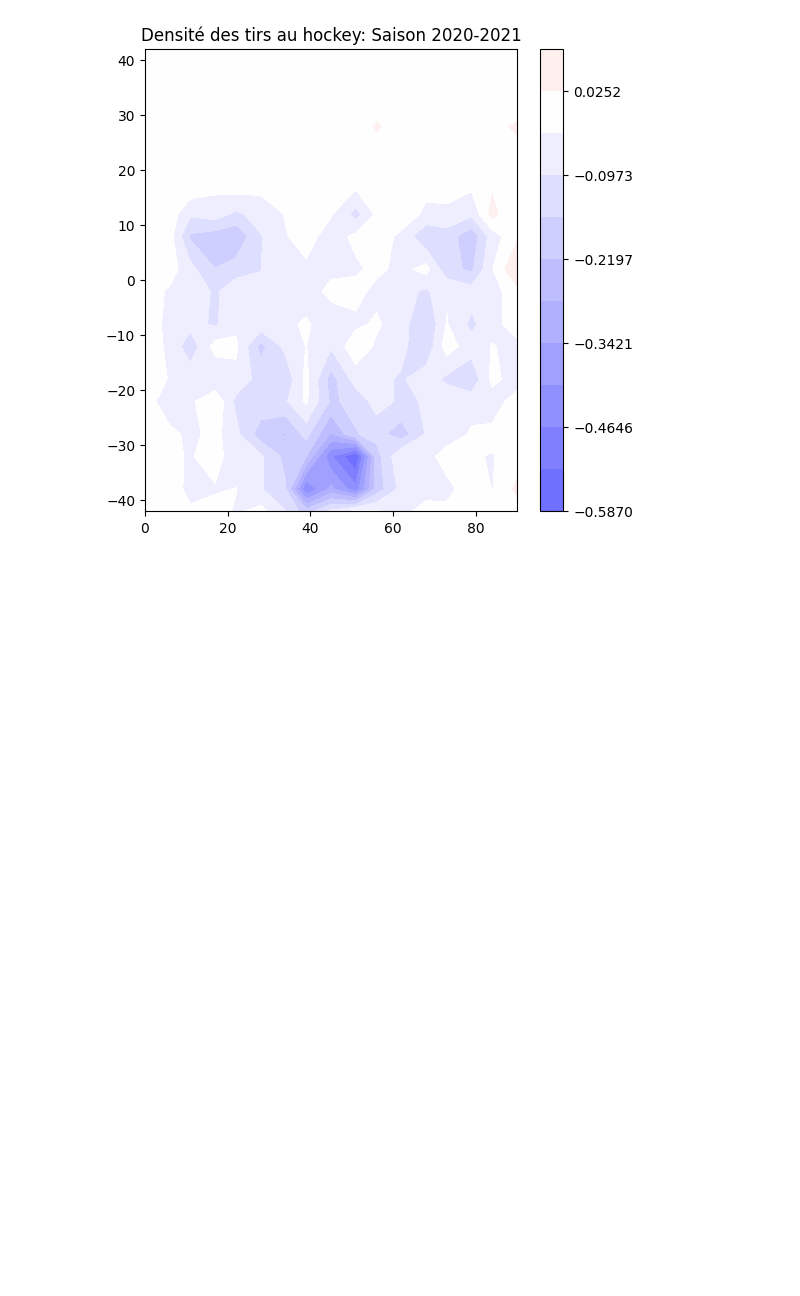
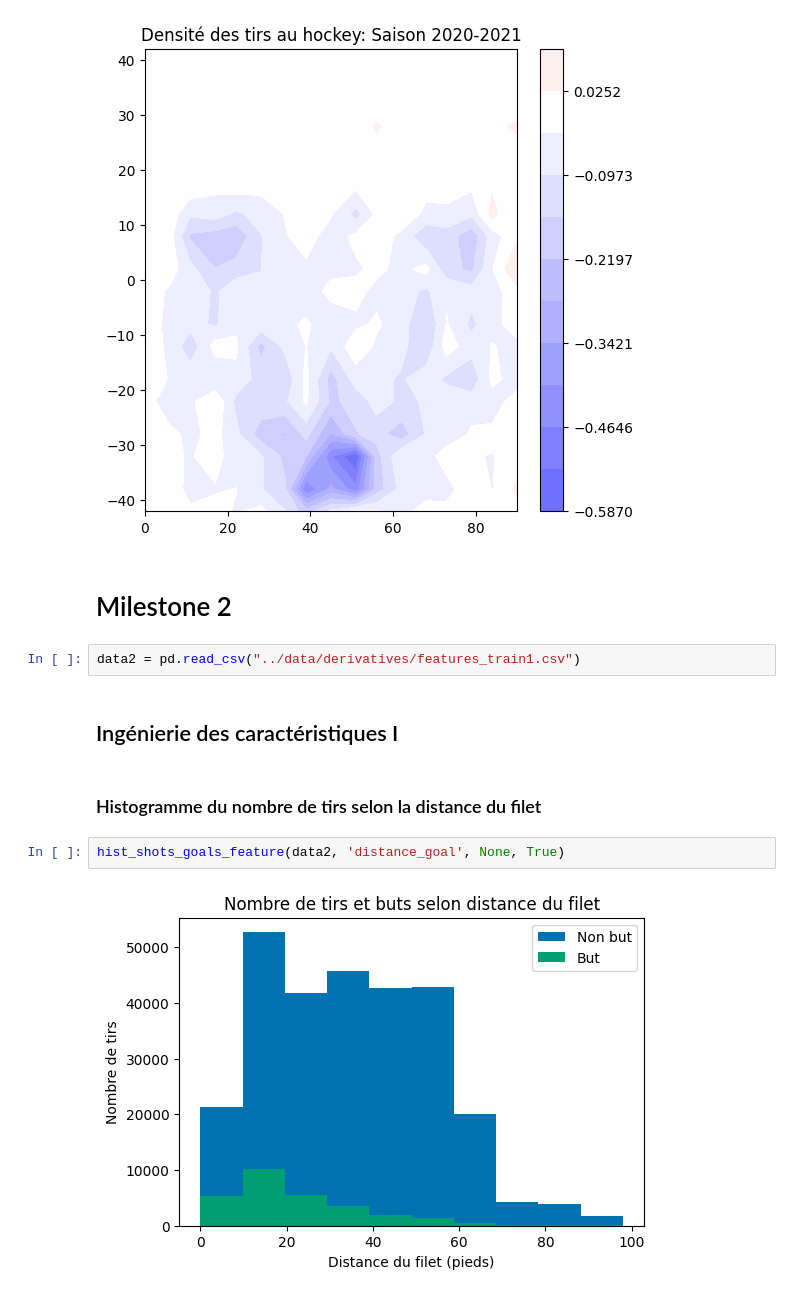
Before and after one commit to mathieupelo/ift6758-A08, a Jupyter notebook: notebooks/visualisation.ipynb, the cells around one changed output. Drawn from its saved outputs; the diff is of its cells as text; blank space fills up the shorter version.

Commit message:
ADD visu hist q1

```diff
--- a/notebooks/visualisation.ipynb
+++ b/notebooks/visualisation.ipynb
@@ -78,3 +80,15 @@ fig.savefig('/home/user/Documents/DataScience/blogpost-ift6758/assets/images/vis
 plt.show()
 # %% [output]
 [figure]
+# %% [markdown]
+# Milestone 2
+# %%
+data2 = pd.read_csv("../data/derivatives/features_train1.csv")
+# %% [markdown]
+## Ingénierie des caractéristiques I
+# %% [markdown]
+### Histogramme du nombre de tirs selon la distance du filet
+# %%
+hist_shots_goals_feature(data2, 'distance_goal', None, True)
+# %% [output]
+[figure, added]
```
Also changed, not shown: parts of 9 cells of this notebook, 1 other file.
